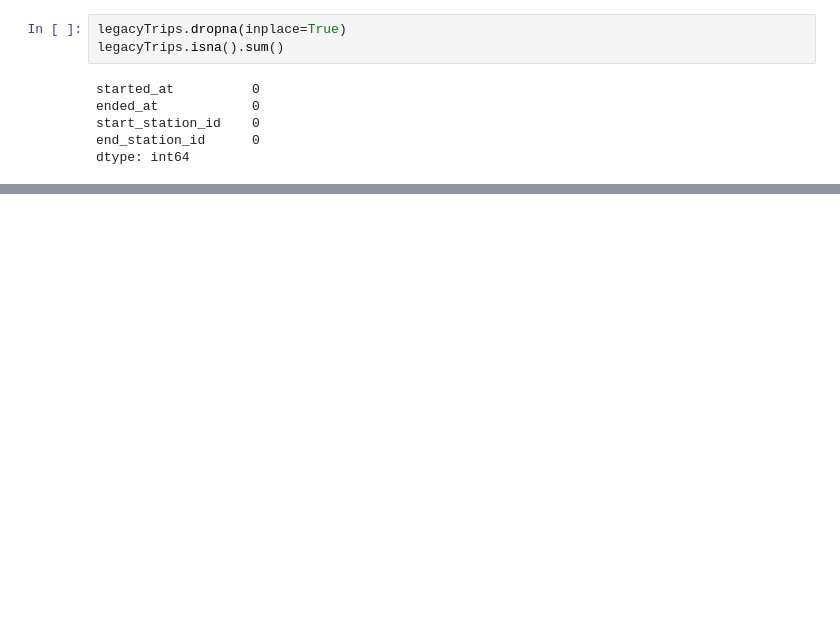
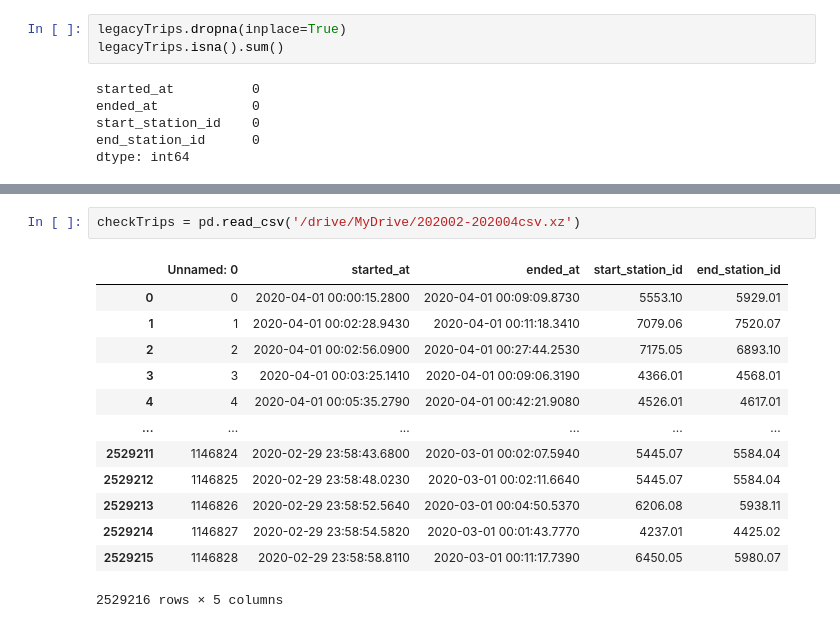
Before and after one commit to DonRomaniello/CitibikeDocks, a Jupyter notebook: TripData.ipynb, the cells around one changed output, grey strips where cells are left out. Cells and saved outputs as stored; diff of their text form; blank space fills up the shorter version.

```diff
--- a/TripData.ipynb
+++ b/TripData.ipynb
@@ -151,0 +244,16 @@ s3.list_objects(Bucket='tripdata')['Contents']
+# %%
+checkTrips = pd.read_csv('/drive/MyDrive/202002-202004csv.xz')
+# %% [output]
+|  | Unnamed: 0 | started_at | ended_at | start_station_id | end_station_id |
+| 0 | 0 | 2020-04-01 00:00:15.2800 | 2020-04-01 00:09:09.8730 | 5553.10 | 5929.01 |
+| 1 | 1 | 2020-04-01 00:02:28.9430 | 2020-04-01 00:11:18.3410 | 7079.06 | 7520.07 |
+| 2 | 2 | 2020-04-01 00:02:56.0900 | 2020-04-01 00:27:44.2530 | 7175.05 | 6893.10 |
+| 3 | 3 | 2020-04-01 00:03:25.1410 | 2020-04-01 00:09:06.3190 | 4366.01 | 4568.01 |
+| 4 | 4 | 2020-04-01 00:05:35.2790 | 2020-04-01 00:42:21.9080 | 4526.01 | 4617.01 |
+| ... | ... | ... | ... | ... | ... |
+| 2529211 | 1146824 | 2020-02-29 23:58:43.6800 | 2020-03-01 00:02:07.5940 | 5445.07 | 5584.04 |
+| 2529212 | 1146825 | 2020-02-29 23:58:48.0230 | 2020-03-01 00:02:11.6640 | 5445.07 | 5584.04 |
+| 2529213 | 1146826 | 2020-02-29 23:58:52.5640 | 2020-03-01 00:04:50.5370 | 6206.08 | 5938.11 |
+| 2529214 | 1146827 | 2020-02-29 23:58:54.5820 | 2020-03-01 00:01:43.7770 | 4237.01 | 4425.02 |
+| 2529215 | 1146828 | 2020-02-29 23:58:58.8110 | 2020-03-01 00:11:17.7390 | 6450.05 | 5980.07 |
+2529216 rows × 5 columns
```
Also changed, not shown: parts of 13 cells of this notebook.
